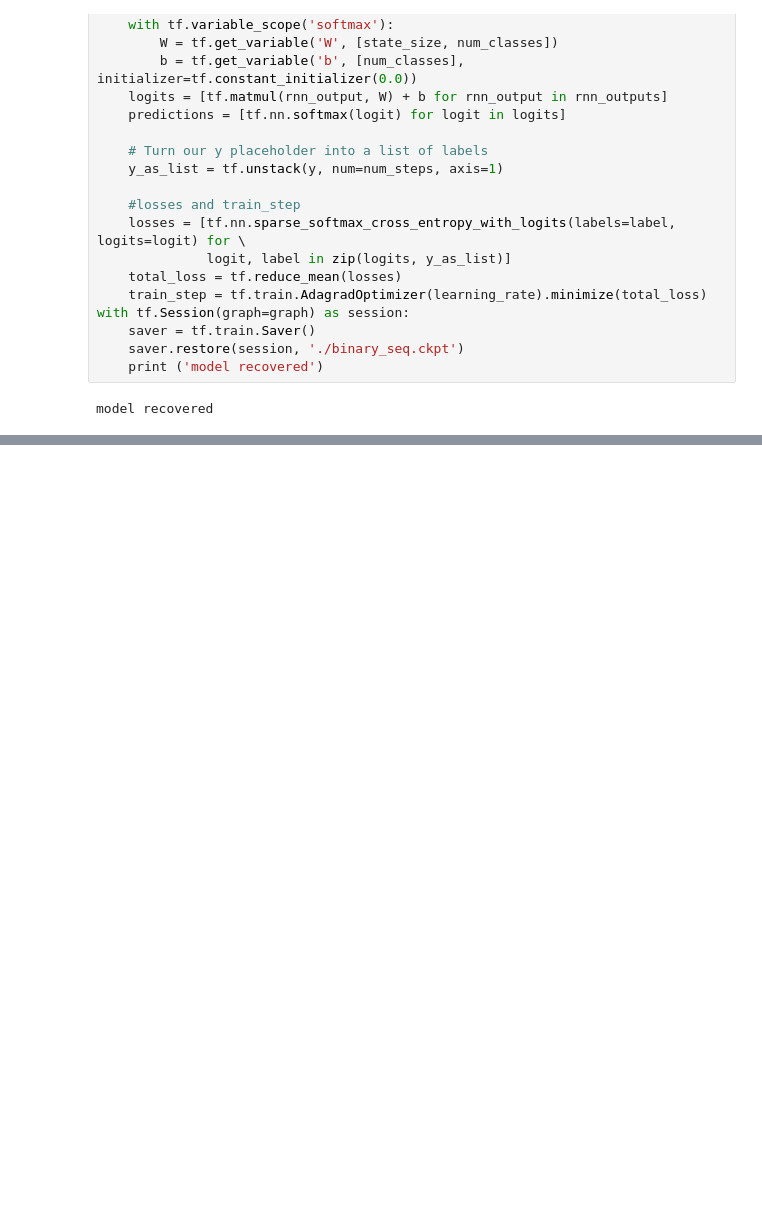
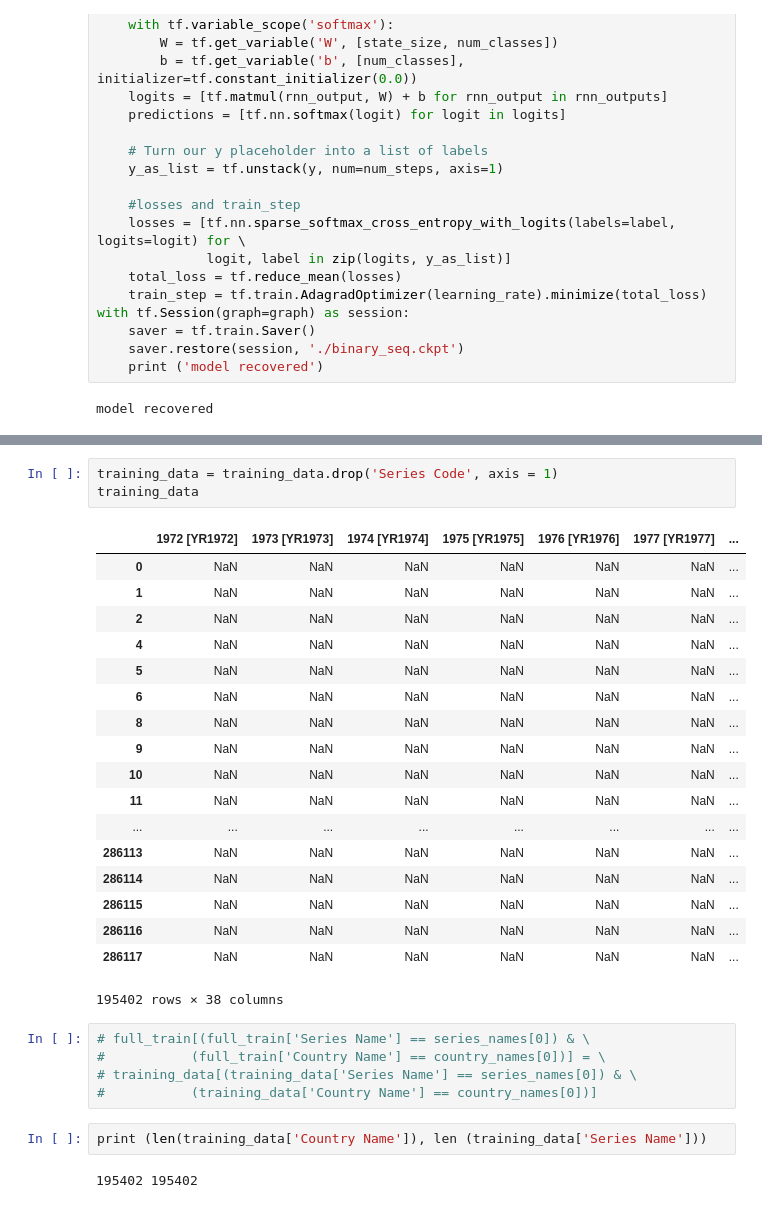
Before and after one commit to chrisrytting/work, a Jupyter notebook: nn/test.ipynb, the cells around one changed output, grey strips where cells are left out. Saved outputs shown, nothing was run; the diff lists cells and outputs as text; blank space fills up the shorter version.

```diff
--- a/nn/test.ipynb
+++ b/nn/test.ipynb
@@ -1436,0 +1498,31 @@ model recovered
+# %%
+training_data = training_data.drop('Series Code', axis = 1)
+training_data
+# %% [output]
+|  | 1972 [YR1972] | 1973 [YR1973] | 1974 [YR1974] | 1975 [YR1975] | 1976 [YR1976] | 1977 [YR1977] | ... |
+| 0 | NaN | NaN | NaN | NaN | NaN | NaN | ... |
+| 1 | NaN | NaN | NaN | NaN | NaN | NaN | ... |
+| 2 | NaN | NaN | NaN | NaN | NaN | NaN | ... |
+| 4 | NaN | NaN | NaN | NaN | NaN | NaN | ... |
+| 5 | NaN | NaN | NaN | NaN | NaN | NaN | ... |
+| 6 | NaN | NaN | NaN | NaN | NaN | NaN | ... |
+| 8 | NaN | NaN | NaN | NaN | NaN | NaN | ... |
+| 9 | NaN | NaN | NaN | NaN | NaN | NaN | ... |
+| 10 | NaN | NaN | NaN | NaN | NaN | NaN | ... |
+| 11 | NaN | NaN | NaN | NaN | NaN | NaN | ... |
+| ... | ... | ... | ... | ... | ... | ... | ... |
+| 286113 | NaN | NaN | NaN | NaN | NaN | NaN | ... |
+| 286114 | NaN | NaN | NaN | NaN | NaN | NaN | ... |
+| 286115 | NaN | NaN | NaN | NaN | NaN | NaN | ... |
+| 286116 | NaN | NaN | NaN | NaN | NaN | NaN | ... |
+| 286117 | NaN | NaN | NaN | NaN | NaN | NaN | ... |
+195402 rows × 38 columns
+# %%
+# full_train[(full_train['Series Name'] == series_names[0]) & \
+#           (full_train['Country Name'] == country_names[0])] = \
+# training_data[(training_data['Series Name'] == series_names[0]) & \
+#           (training_data['Country Name'] == country_names[0])]
+# %%
+print (len(training_data['Country Name']), len (training_data['Series Name']))
+# %% [output]
+195402 195402
```
Also changed, not shown: parts of 11 cells of this notebook.
